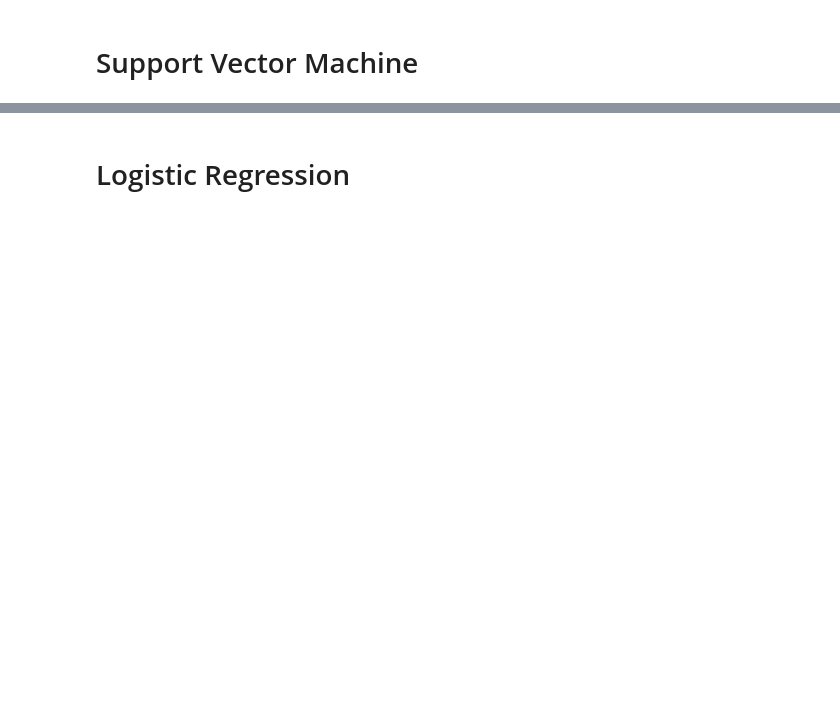
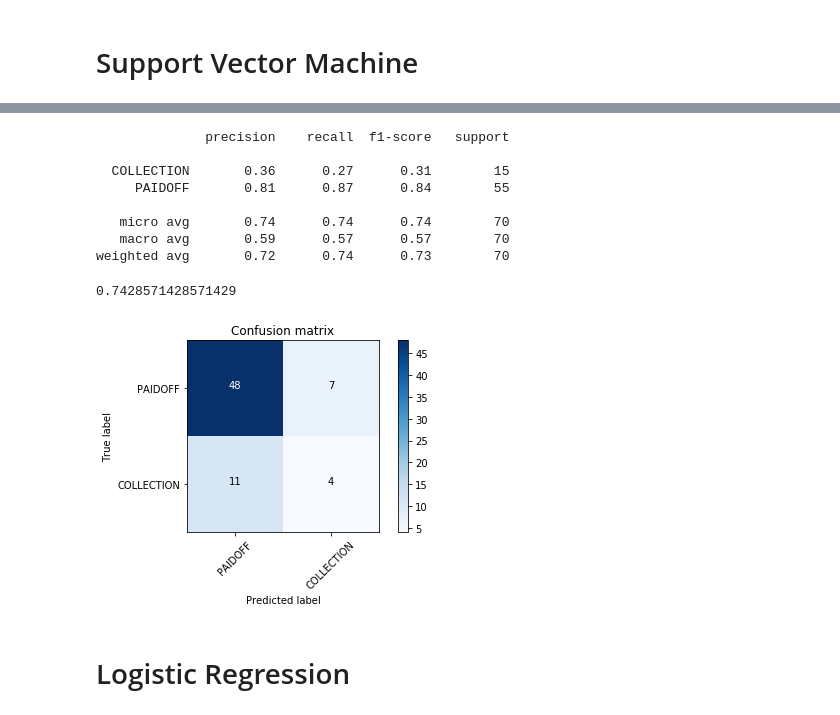
Before and after one commit to xanthron51798/coursera_IBM_capstone_project, a Jupyter notebook: best classifier .ipynb, the cells around one changed output, grey strips where cells are left out. Cells and saved outputs as stored; diff of their text form; code cells hidden in the pictures; blank space fills up the shorter version.

```diff
--- a/best classifier .ipynb
+++ b/best classifier .ipynb
@@ -394,7 +459,7 @@ yhat = clf.predict(X_test)
 yhat [0:5]
 from sklearn.metrics import classification_report, confusion_matrix
 import itertools
-In [38]:
+
 def plot_confusion_matrix(cm, classes,
                           normalize=False,
                           title='Confusion matrix',
@@ -406,33 +471,44 @@ def plot_confusion_matrix(cm, classes,
     plt.imshow(cm, interpolation='nearest', cmap=cmap)
     plt.title(title)
     plt.colorbar()
     tick_marks = np.arange(len(classes))
     plt.xticks(tick_marks, classes, rotation=45)
     plt.yticks(tick_marks, classes)
 
     fmt = '.2f' if normalize else 'd'
     thresh = cm.max() / 2.
     for i, j in itertools.product(range(cm.shape[0]), range(cm.shape[1])):
         plt.text(j, i, format(cm[i, j], fmt),
                  horizontalalignment="center",
                  color="white" if cm[i, j] > thresh else "black")
 
     plt.tight_layout()
     plt.ylabel('True label')
     plt.xlabel('Predicted label')
 cnf_matrix = confusion_matrix(y_test, yhat, labels=['PAIDOFF','COLLECTION'])
 np.set_printoptions(precision=2)
 
 print (classification_report(y_test, yhat))
 
 plt.figure()
 plot_confusion_matrix(cnf_matrix, classes=['PAIDOFF','COLLECTION'],normalize= False,  title='Confusion matrix')
 
 from sklearn.metrics import f1_score
 f1_score(y_test, yhat, average='weighted')
 
 from sklearn.metrics import jaccard_similarity_score
 jaccard_similarity_score(y_test, yhat)
+# %% [output]
+              precision    recall  f1-score   support
+
+  COLLECTION       0.36      0.27      0.31        15
+     PAIDOFF       0.81      0.87      0.84        55
+
+   micro avg       0.74      0.74      0.74        70
+   macro avg       0.59      0.57      0.57        70
+weighted avg       0.72      0.74      0.73        70
+0.7428571428571429
+[figure, added]
 # %% [markdown]
 # Logistic Regression
 # %%
```
Also changed, not shown: parts of 22 cells of this notebook.
